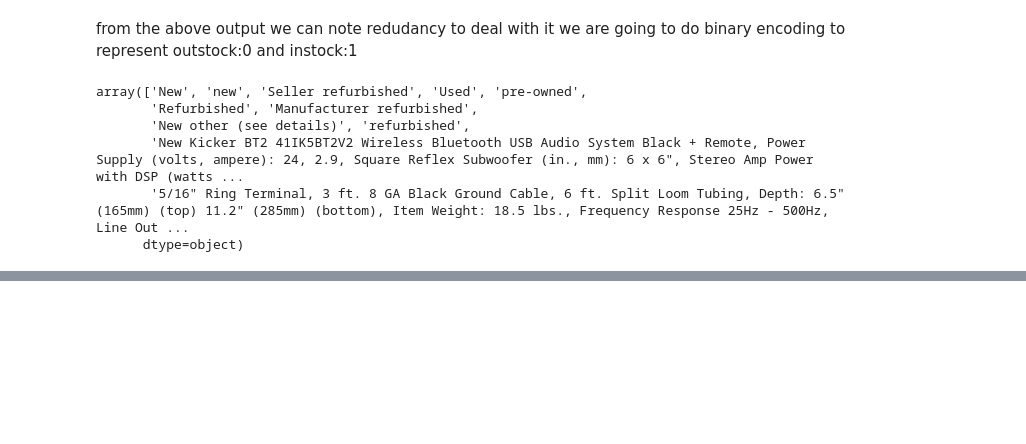
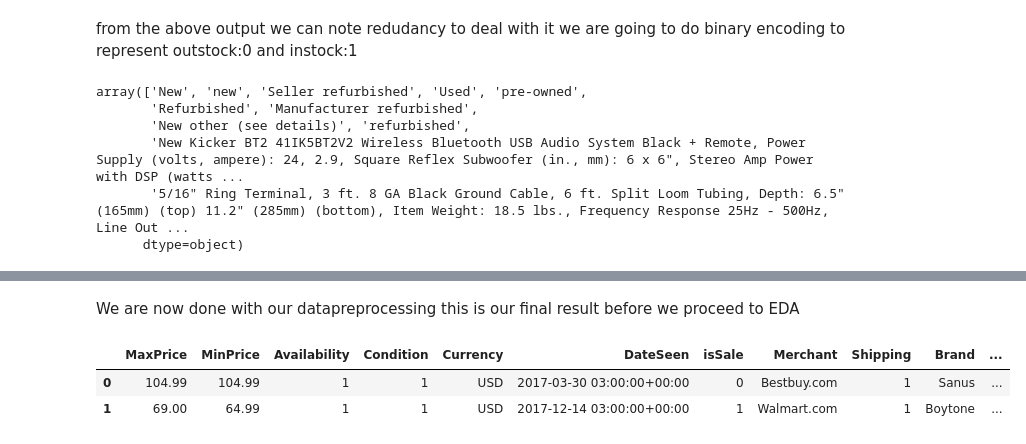
Before and after one commit to MboyaDan/product_analysis, a Jupyter notebook: elec_productpricing_analysis.ipynb, the cells around one changed output, grey strips where cells are left out. Drawn from its saved outputs; the diff is of its cells as text; code cells hidden in the pictures; blank space fills up the shorter version.

```diff
--- a/elec_productpricing_analysis.ipynb
+++ b/elec_productpricing_analysis.ipynb
@@ -128,0 +218,50 @@ df['Shipping'] = df['Shipping'].map({'Expedited':1, 'Value':1, 'Standard':1, 'Fr
+# %%
+
+
+# lets extract total days by substracting from base
+
+from datetime import datetime
+
+dat2 = df1.sort_values(by='dateSeen', ascending=False)
+base = df1['dateSeen'].min() # base
+
+df1['seenTotalDays'] = (dat2['dateSeen'] - base)
+# %%
+# also extract total years in fraction
+
+from dateutil.relativedelta import relativedelta
+
+# Assuming df1 is your DataFrame and 'dateSeen' is a datetime column
+
+# Sort the DataFrame by 'DateSeen' in ascending order
+dat2 = df1.sort_values(by='DateSeen', ascending=False)
+
+# Find the earliest 'dateSeen' as the base date
+base = dat2['DateSeen'].min()
+
+# Calculate the difference in years as fractions
+df1['seenTotalYears'] = df1['DateSeen'].apply(lambda x: relativedelta(x, base).years + relativedelta(x, base).months / 12.0)
+
+# Now, df1['seenTotalYears'] contains the difference in years as fractions
+# %%
+# Also calculating average price using Max and Min price fields
+df1['Average_Price'] = (df1['MaxPrice'] + df1['MinPrice'])/2
+# %%
+
+
+# mapping for primary categories
+df1['Categories'] = df1['Categories'].map({
+                            ' Siri Eyes Free':'Auto Electronics',
+                            ' Apple CarPlay': 'Auto Electronics',
+                            'Electronics,Furniture':'Multimedia Electronics',
+                            'Electronics':'Multimedia Electronics',
+                            ' Intel Celeron':'Computers'
+})
+# %% [markdown]
+We are now done with our datapreprocessing this is our final result before we proceed to EDA
+# %%
+df1.head(2)
+# %% [output]
+|  | MaxPrice | MinPrice | Availability | Condition | Currency | DateSeen | isSale | Merchant | Shipping | Brand | ... |
+| 0 | 104.99 | 104.99 | 1 | 1 | USD | 2017-03-30 03:00:00+00:00 | 0 | Bestbuy.com | 1 | Sanus | ... |
+| 1 | 69.00 | 64.99 | 1 | 1 | USD | 2017-12-14 03:00:00+00:00 | 1 | Walmart.com | 1 | Boytone | ... |
```
Also changed, not shown: parts of 15 cells of this notebook.
